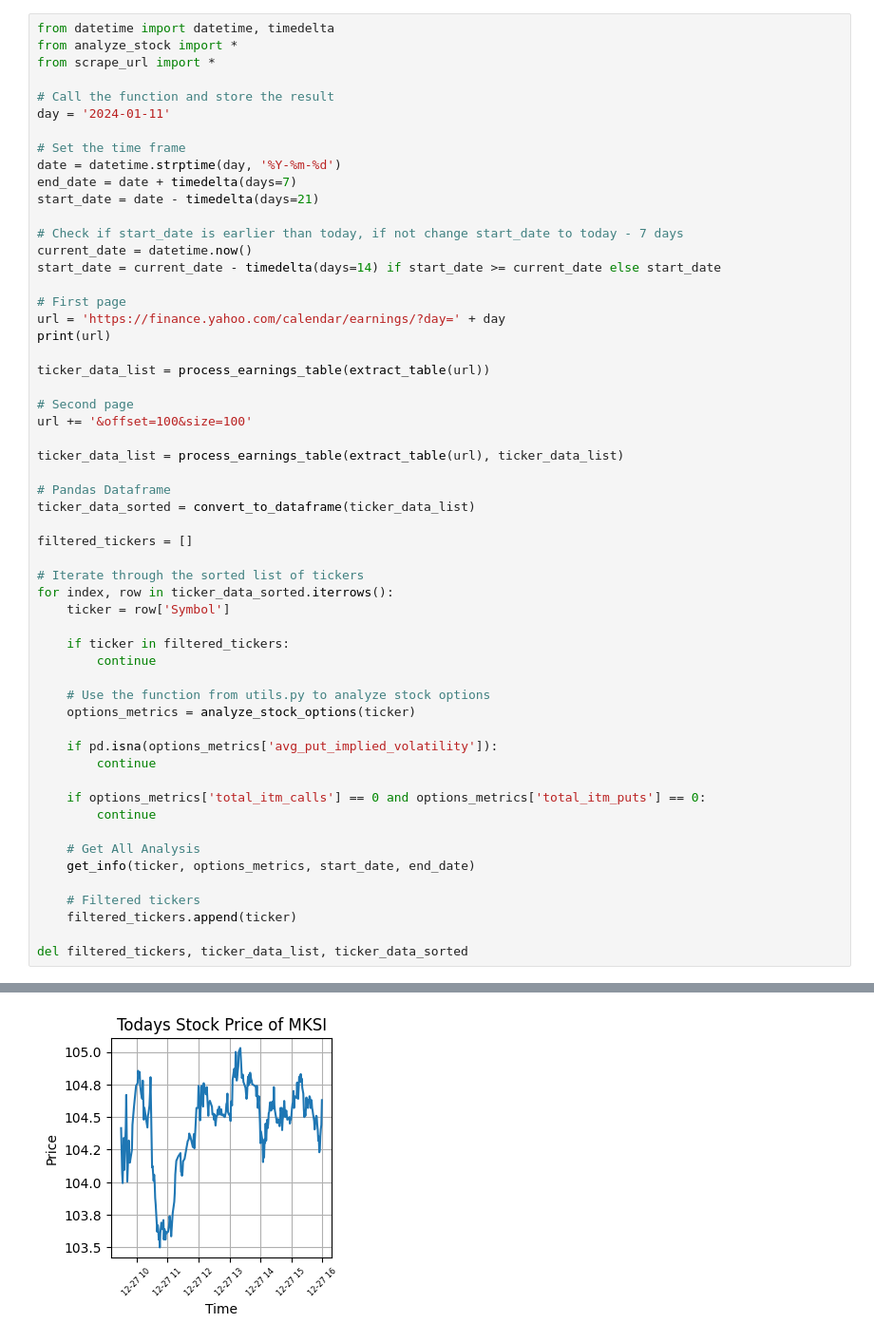
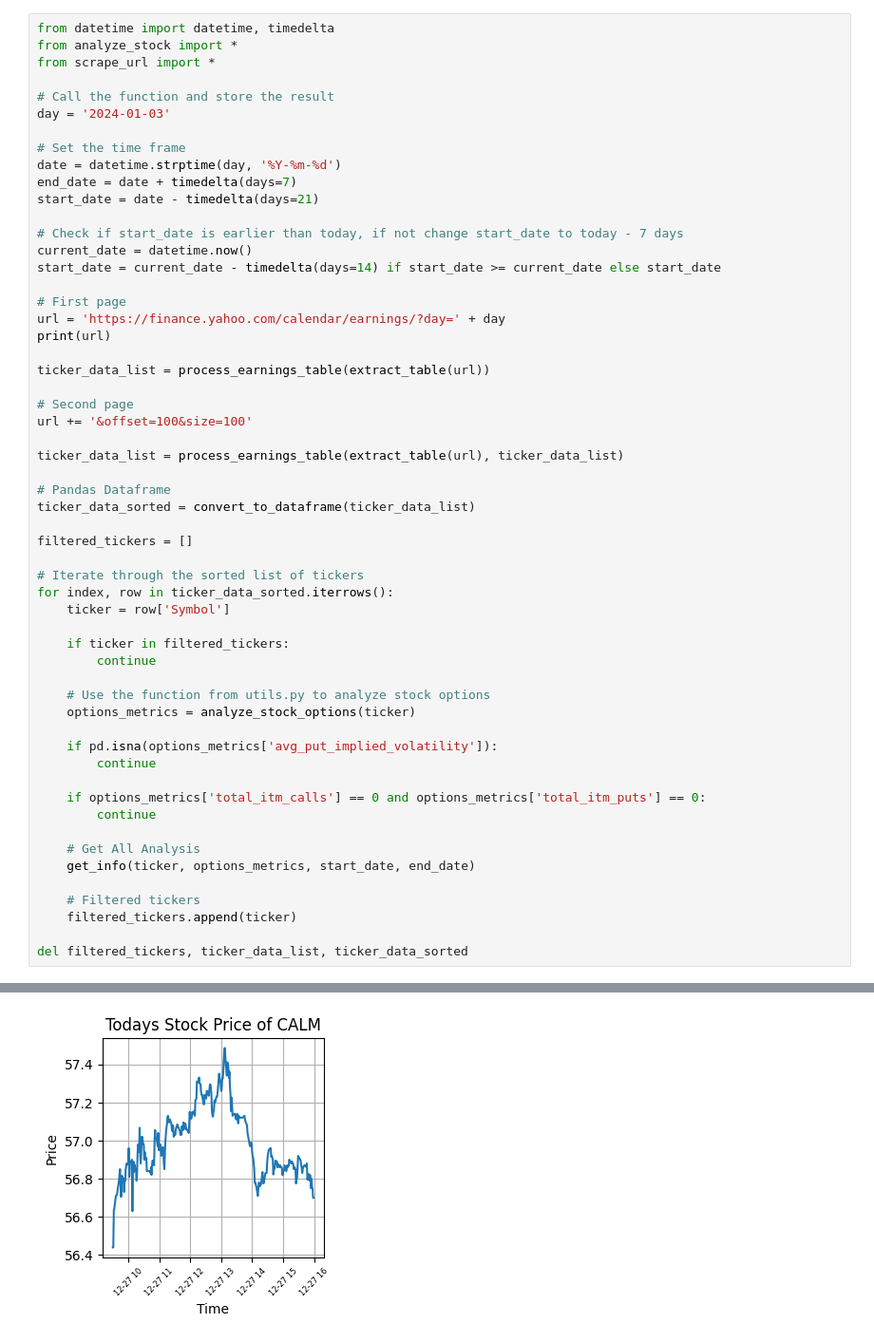
Before and after one commit to SaumikDana/Machine_Learning_Trading, a Jupyter notebook: data/earnings_release.ipynb, the cells around one changed output, grey strips where cells are left out. Shown at 95% size. Drawn from its saved outputs; the diff is of its cells as text.

```diff
--- a/data/earnings_release.ipynb
+++ b/data/earnings_release.ipynb
@@ -4,7 +4,7 @@ from analyze_stock import *
 from scrape_url import *
 
 # Call the function and store the result
-day = '2024-01-11'
+day = '2024-01-03'
 
 # Set the time frame
 date = datetime.strptime(day, '%Y-%m-%d')
@@ -88,2 +88,2 @@ Data fetched for MKSI, entries: 274
-[figure, old version]
+[figure, new version]
 ===========================================
```
Also changed, not shown: parts of 1 cell of this notebook, 1 other file.
